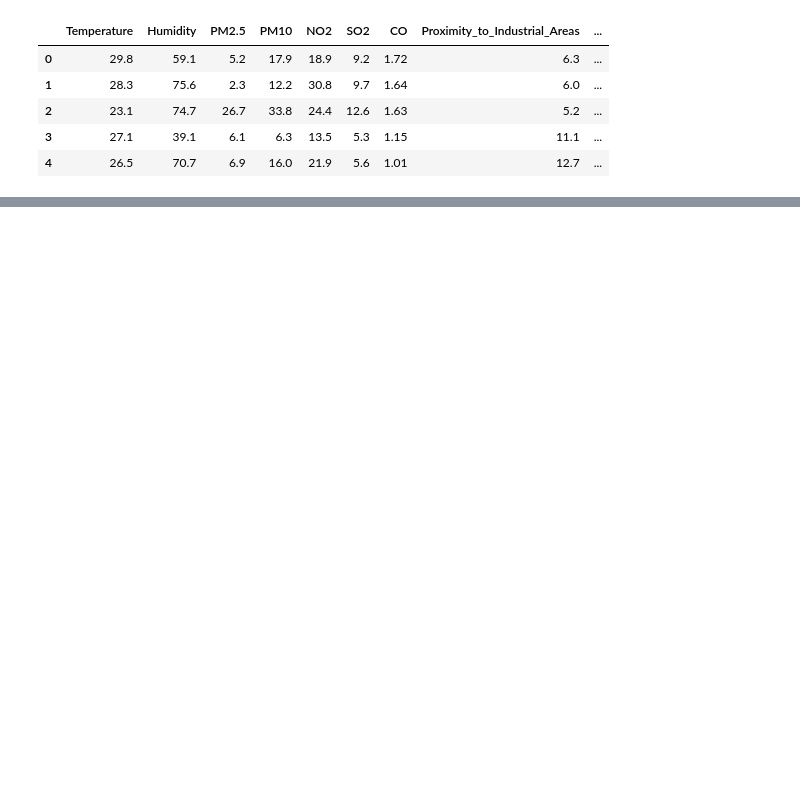
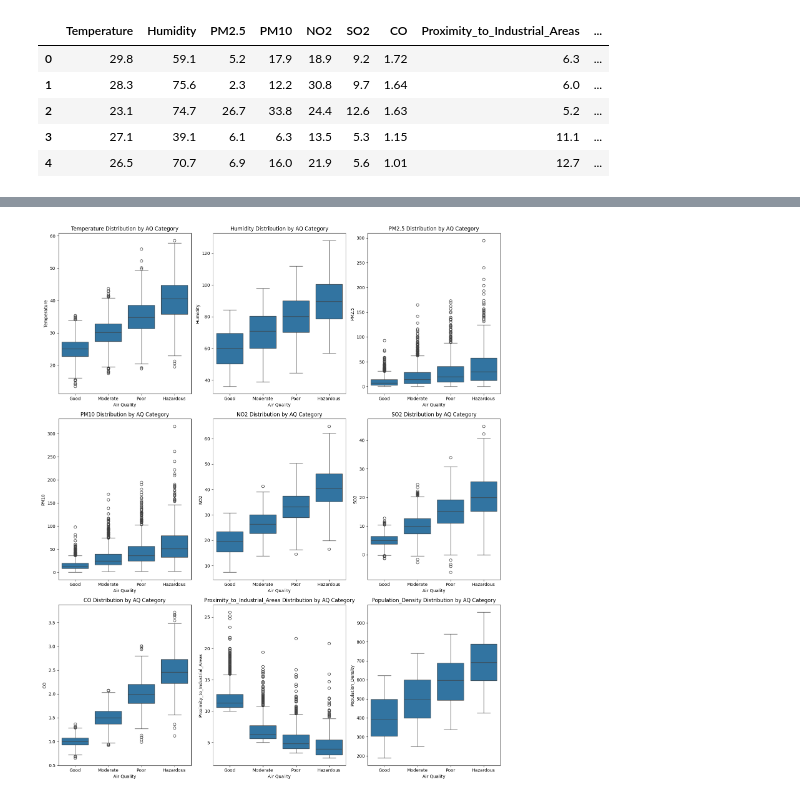
Before and after one commit to archeryue/AI-ZeroToOne, a Jupyter notebook: TreeModel/AirQuality.ipynb, the cells around one changed output, grey strips where cells are left out. Drawn from its saved outputs; the diff is of its cells as text; code cells hidden in the pictures; blank space fills up the shorter version.

```diff
--- a/TreeModel/AirQuality.ipynb
+++ b/TreeModel/AirQuality.ipynb
@@ -14,0 +67,12 @@ df.head()
+# %%
+# Create box plots for each numerical feature grouped by AQI_Category
+plt.figure(figsize=(15, 6 * num_rows))
+order = ['Good', 'Moderate', 'Poor', 'Hazardous']
+for i, column in enumerate(numerical_columns, 1):
+    plt.subplot(num_rows, num_cols, i)
+    sns.boxplot(x=df.columns[-1], y=df[column], data=df, order=order)
+    plt.title(f'{column} Distribution by AQ Category')
+plt.tight_layout()
+plt.show()
+# %% [output]
+[figure, added]
```
Also changed, not shown: parts of 5 cells of this notebook.
